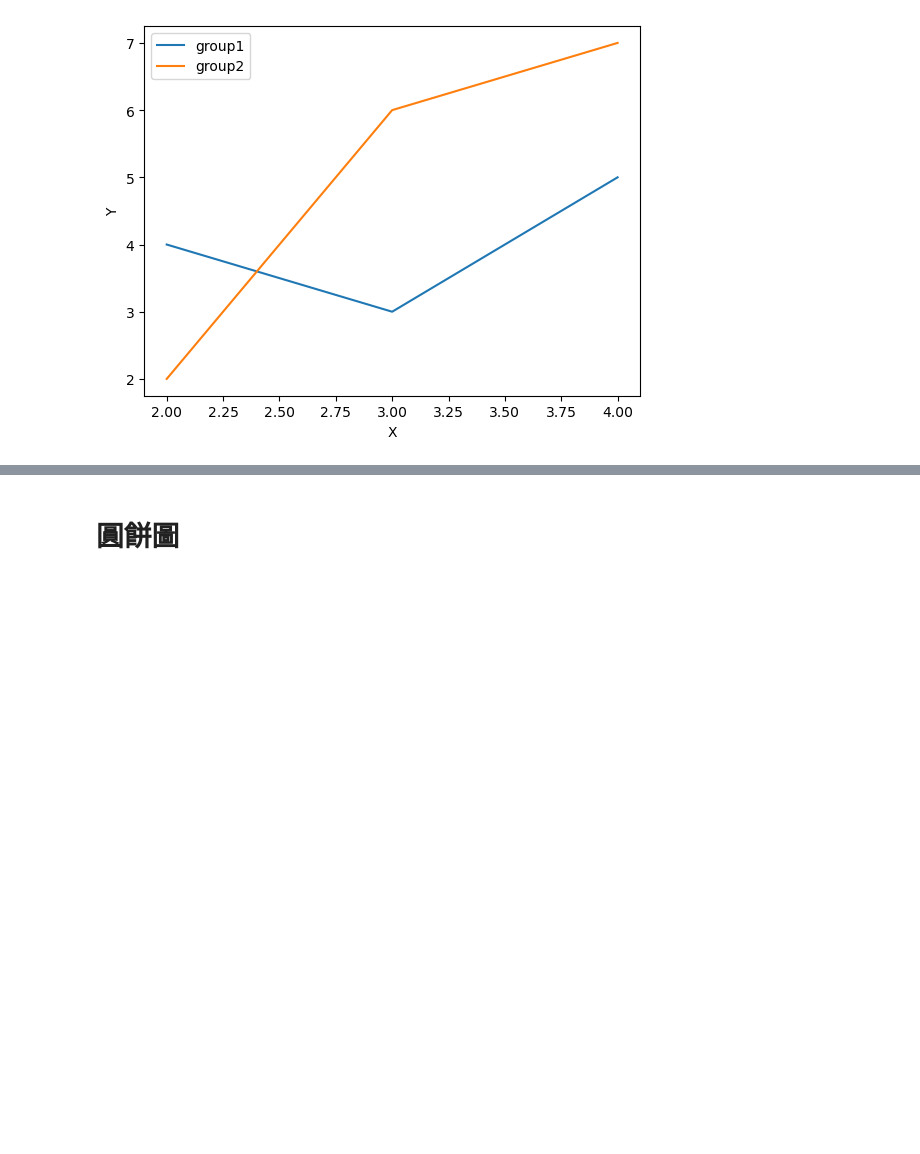
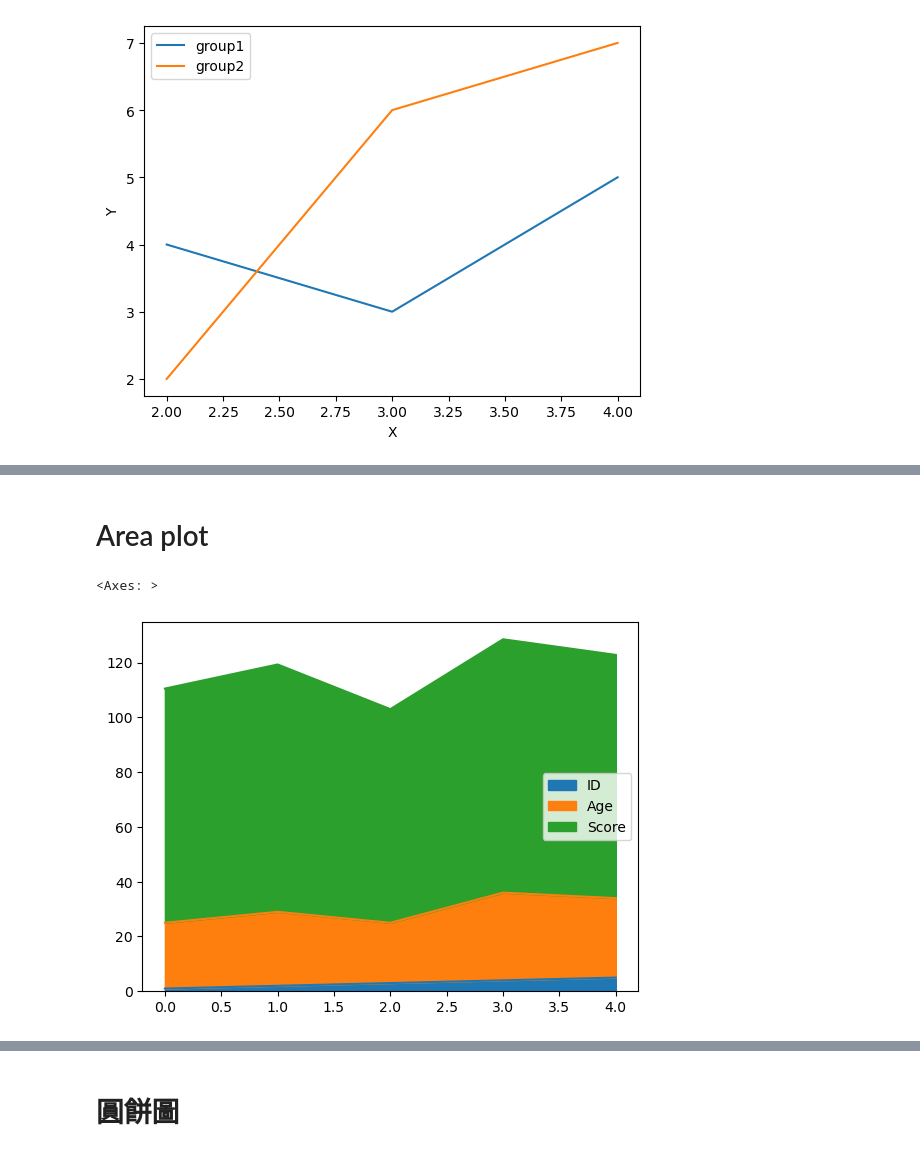
Before and after one commit to benson1231/DataScience, a Jupyter notebook: Python/matplotlib.ipynb, the cells around one changed output, grey strips where cells are left out. Cells and saved outputs as stored; diff of their text form; code cells hidden in the pictures; blank space fills up the shorter version.

```diff
--- a/Python/matplotlib.ipynb
+++ b/Python/matplotlib.ipynb
@@ -16,0 +56,7 @@ plt.show()
+# %% [markdown]
+# Area plot
+# %%
+df.plot.area()
+# %% [output]
+<Axes: >
+[figure, added]
```
Also changed, not shown: parts of 15 cells of this notebook, 7 other files.
